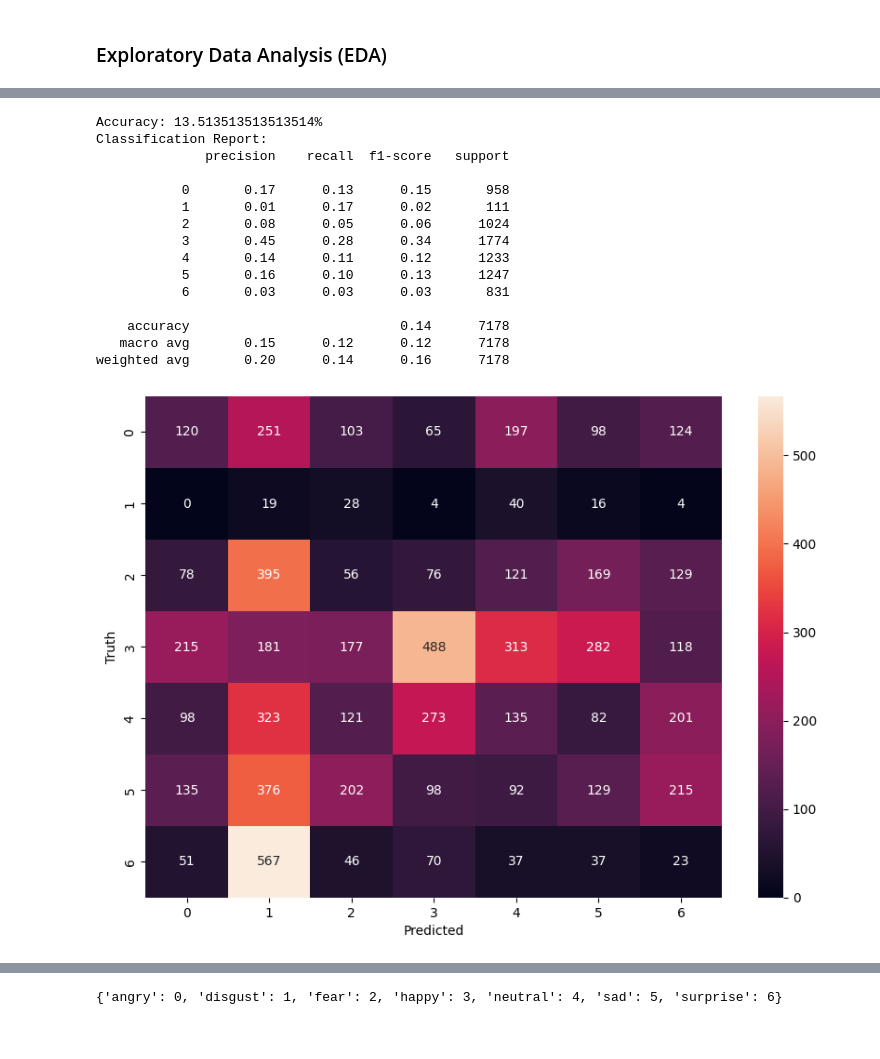
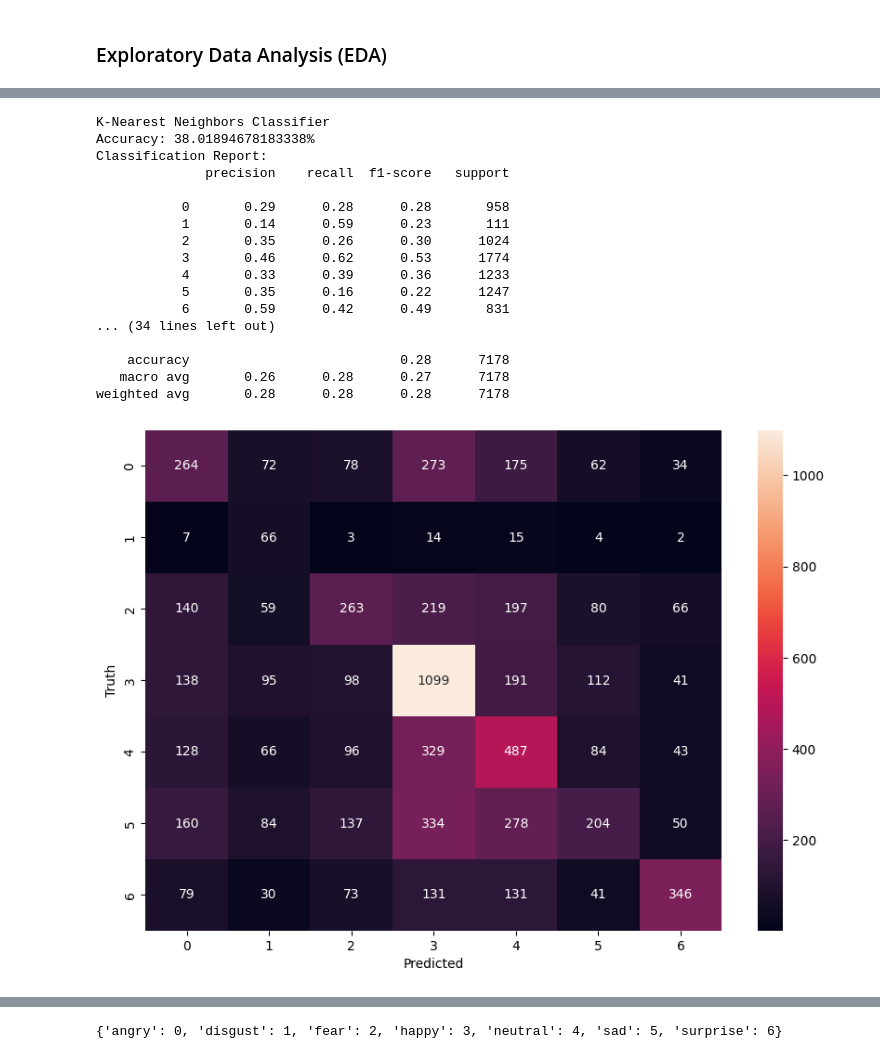
Before and after one commit to stekunda/FER-ml, a Jupyter notebook: preprocessing.ipynb, the cells around one changed output, grey strips where cells are left out. Saved outputs shown, nothing was run; the diff lists cells and outputs as text; code cells hidden in the pictures.

Commit message:
Updated to train multiple ml models

```diff
--- a/preprocessing.ipynb
+++ b/preprocessing.ipynb
@@ -103,9 +100,14 @@ augment_transform = transforms.Compose([
 disgust_dataset = [img for img in train_dataset if img[1]
                    == train_dataset.class_to_idx['disgust']]
 # %%
+from torchvision.transforms import ToTensor
+
 # Convert Tensor to PIL Image
 to_pil = ToPILImage()
 
 # Apply data augmentation to the "disgust" images
+# There are 436 disgust files in the training data so the value after range is the mutiplier
 augmented_disgust_dataset = [(augment_transform(to_pil(img[0])), img[1])
-                             for _ in range(3) for img in disgust_dataset]
+                             for _ in range(8) for img in disgust_dataset]
+
+print(type(augmented_disgust_dataset[0][0]))
@@ -190,11 +194,11 @@ def extract_features_fisherfaces(data_loader):
 # %%
 # Takes roughly 4 minutes to run this cell
 # Subsititute the function name based on the feature extraction method you want to use
-X_train, y_train = extract_features_fisherfaces(train_loader)
+X_train, y_train = extract_features_lbp(train_loader)
 # %%
 # Takes roughly 4 minutes to run this cell
 # Subsititute the function name based on the feature extraction method you want to use
-X_test, y_test = extract_features_fisherfaces(test_loader)
+X_test, y_test = extract_features_lbp(test_loader)
 # %%
 
 print(f"Number of feature vectors: {len(X_train)}")
@@ -237,22 +256,46 @@ def train_and_evaluate(X_train, y_train, X_test, y_test):
     print(f"Accuracy: {accuracy * 100}%")
     print("Classification Report:")
     print(report)
-# %%
-train_and_evaluate(X_train, y_train, X_test, y_test)
-# %% [output]
-Accuracy: 13.513513513513514%
-Classification Report:
-              precision    recall  f1-score   support
-
-           0       0.17      0.13      0.15       958
-           1       0.01      0.17      0.02       111
-           2       0.08      0.05      0.06      1024
-           3       0.45      0.28      0.34      1774
-           4       0.14      0.11      0.12      1233
-           5       0.16      0.10      0.13      1247
-           6       0.03      0.03      0.03       831
-
-    accuracy                           0.14      7178
-   macro avg       0.15      0.12      0.12      7178
-weighted avg       0.20      0.14      0.16      7178
-[figure, removed]
+# %%
+print("K-Nearest Neighbors Classifier")
+train_and_evaluate(X_train, y_train, X_test, y_test, KNeighborsClassifier())
+
+print("Random Forest Classifier")
+train_and_evaluate(X_train, y_train, X_test, y_test, RandomForestClassifier())
+
+print("Decision Tree Classifier")
+train_and_evaluate(X_train, y_train, X_test, y_test, DecisionTreeClassifier())
+
+# print("Gradient Boosting Classifier")
+# train_and_evaluate(X_train, y_train, X_test, y_test, GradientBoostingClassifier())
+
+# print("Logistic Regression Classifier")
+# train_and_evaluate(X_train, y_train, X_test, y_test, LogisticRegression())
+
+# print("Linear Regression Classifier")
+# train_and_evaluate(X_train, y_train, X_test, y_test, LinearRegression())
+
+# print("Gaussian Naive Bayes Classifier")
+# train_and_evaluate(X_train, y_train, X_test, y_test, GaussianNB())
+
+# print("Support Vector Machine Classifier")
+# train_and_evaluate(X_train, y_train, X_test, y_test, SVC())
+# %% [output]
+K-Nearest Neighbors Classifier
+Accuracy: 38.01894678183338%
+Classification Report:
+              precision    recall  f1-score   support
+
+           0       0.29      0.28      0.28       958
+           1       0.14      0.59      0.23       111
+           2       0.35      0.26      0.30      1024
+           3       0.46      0.62      0.53      1774
+           4       0.33      0.39      0.36      1233
+           5       0.35      0.16      0.22      1247
+           6       0.59      0.42      0.49       831
+... (34 lines left out)
+
+    accuracy                           0.28      7178
+   macro avg       0.26      0.28      0.27      7178
+weighted avg       0.28      0.28      0.28      7178
+[figure, added]
```
Also changed, not shown: parts of 8 cells of this notebook, 3 other files.
